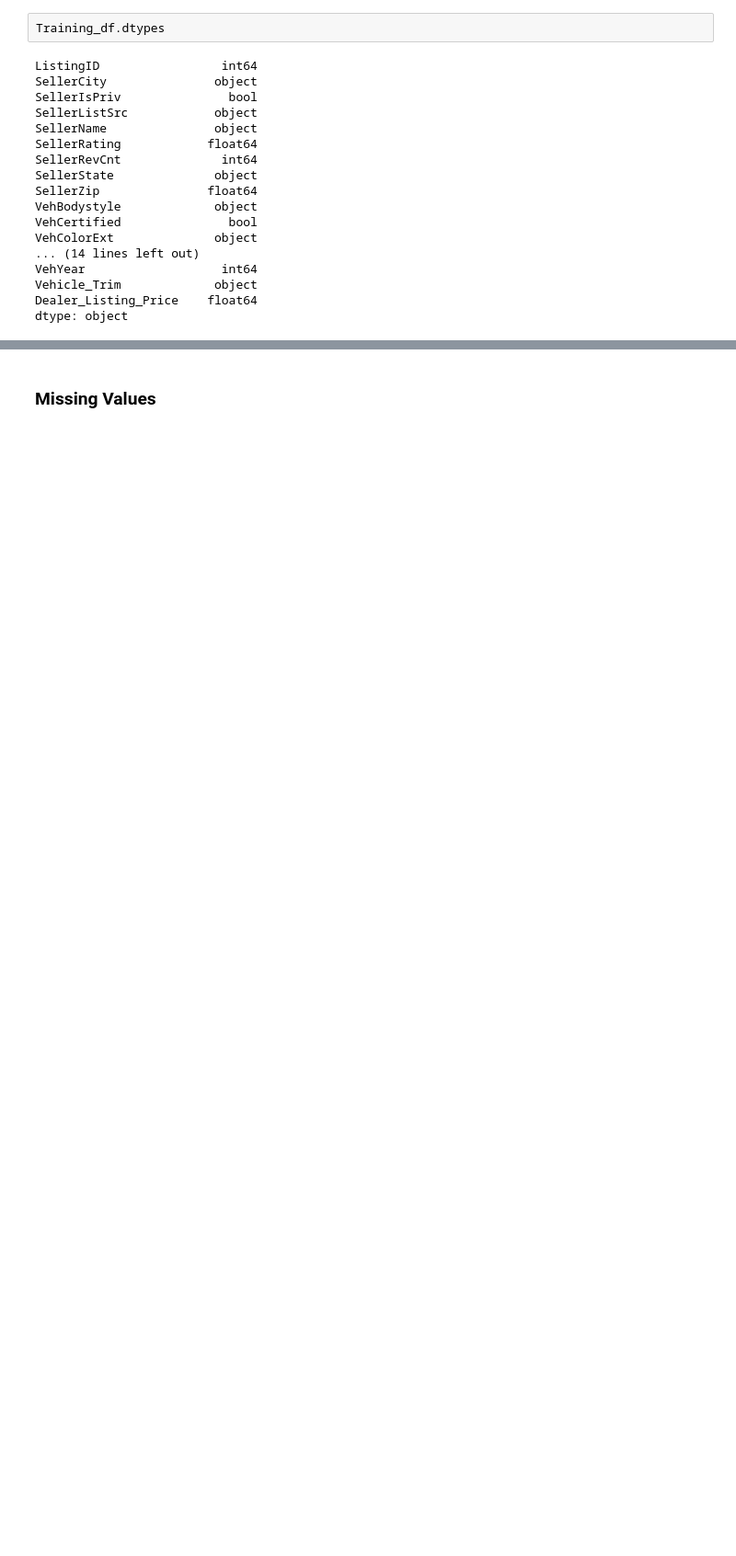
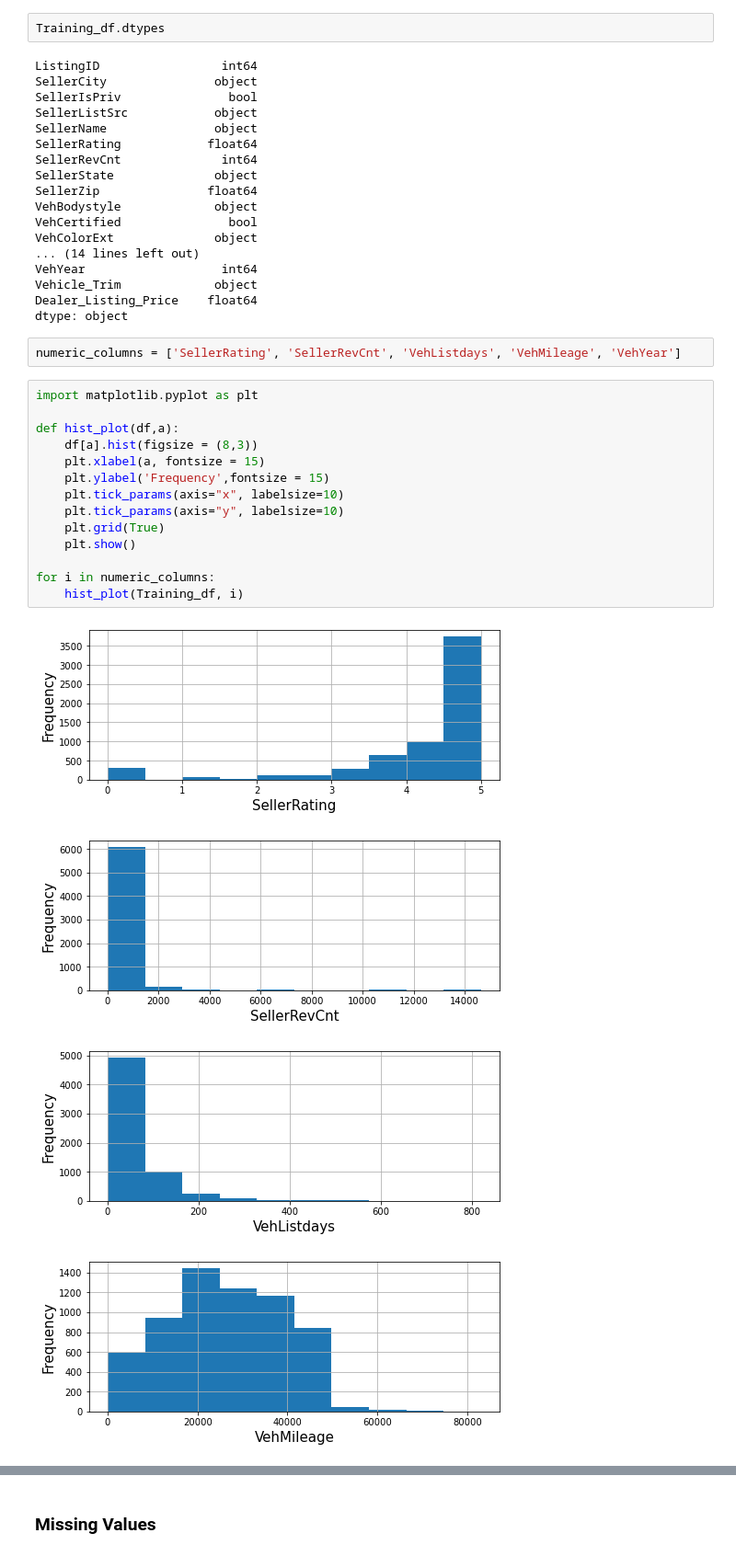
Before and after one commit to rodolfolermacontreras/Boeing_Assignment_1, a Jupyter notebook: Boeing_Assignment.ipynb, the cells around one changed output, grey strips where cells are left out. Shown at 92% size. Cells and saved outputs as stored; diff of their text form; blank space fills up the shorter version.

```diff
--- a/Boeing_Assignment.ipynb
+++ b/Boeing_Assignment.ipynb
@@ -77,3 +81,24 @@ VehYear                   int64
 Vehicle_Trim             object
 Dealer_Listing_Price    float64
 dtype: object
+# %%
+numeric_columns = ['SellerRating', 'SellerRevCnt', 'VehListdays', 'VehMileage', 'VehYear']
+# %%
+import matplotlib.pyplot as plt
+
+def hist_plot(df,a):
+    df[a].hist(figsize = (8,3))
+    plt.xlabel(a, fontsize = 15)
+    plt.ylabel('Frequency',fontsize = 15)
+    plt.tick_params(axis="x", labelsize=10)
+    plt.tick_params(axis="y", labelsize=10)
+    plt.grid(True)
+    plt.show()
+
+for i in numeric_columns:
+    hist_plot(Training_df, i)
+# %% [output]
+[figure, added]
+[figure, added]
+[figure, added]
+[figure, added]
```
Also changed, not shown: parts of 49 cells of this notebook.
